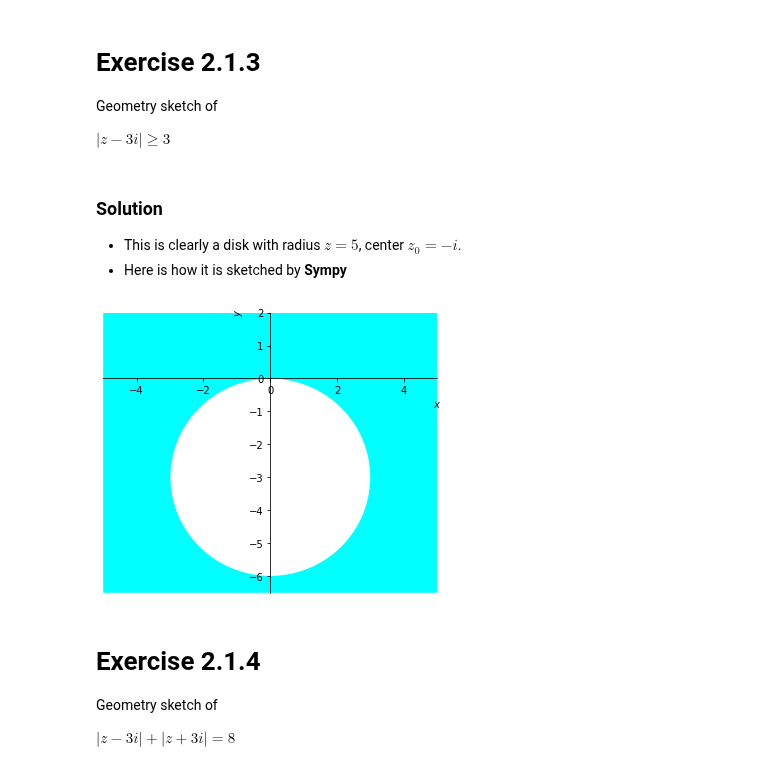
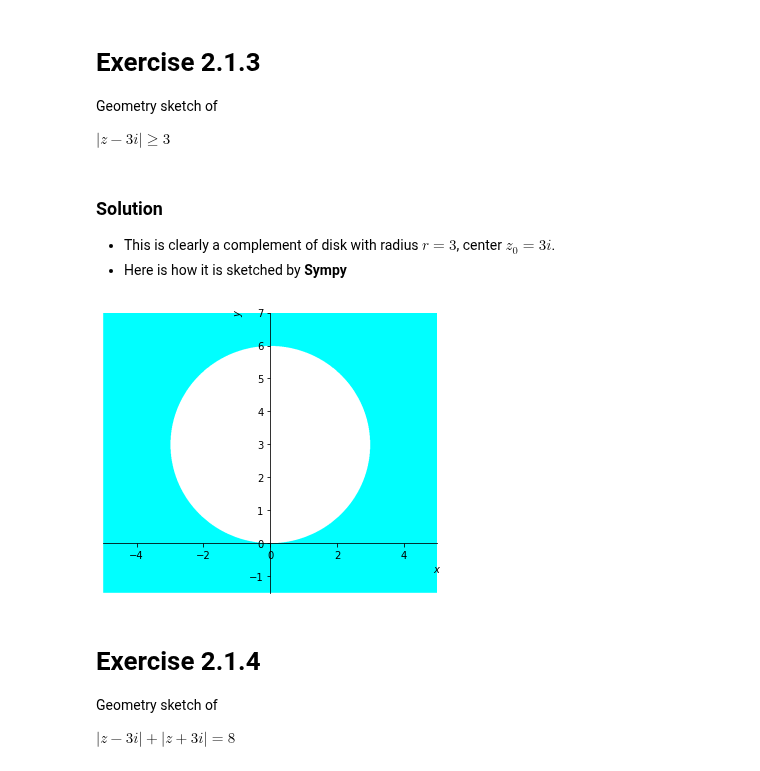
Before and after one commit to samyzaf/notebooks, a Jupyter notebook: cf2.ipynb, the cells around one changed output. Cells and saved outputs as stored; diff of their text form; code cells hidden in the pictures.

```diff
--- a/cf2.ipynb
+++ b/cf2.ipynb
@@ -90,15 +90,15 @@ Geometry sketch of
 $|z-3i| \geq 3$
 # %% [markdown]
 ### Solution
-* This is clearly a disk with radius $z=5$, center $z_0=-i$.
+* This is clearly a complement of disk with radius $r=3$, center $z_0=3i$.
 * Here is how it is sketched by **Sympy**
 # %%
 x, y = symbols('x y', real=True)
 z = x + I*y
-z0 = - 3j
-p = plot_implicit(abs(z - z0) >= 3, (x, -5, 5), (y, -6.5, 2), line_color='cyan', size=(5,4.25))
+z0 = 3j
+p = plot_implicit(abs(z - z0) >= 3, (x, -5, 5), (y, -1.5, 7), line_color='cyan', size=(5,4.25))
 # %% [output]
-[figure, old version]
+[figure, new version]
 # %% [markdown]
 # Exercise 2.1.4
 Geometry sketch of
```
Also changed, not shown: parts of 5 cells of this notebook.
